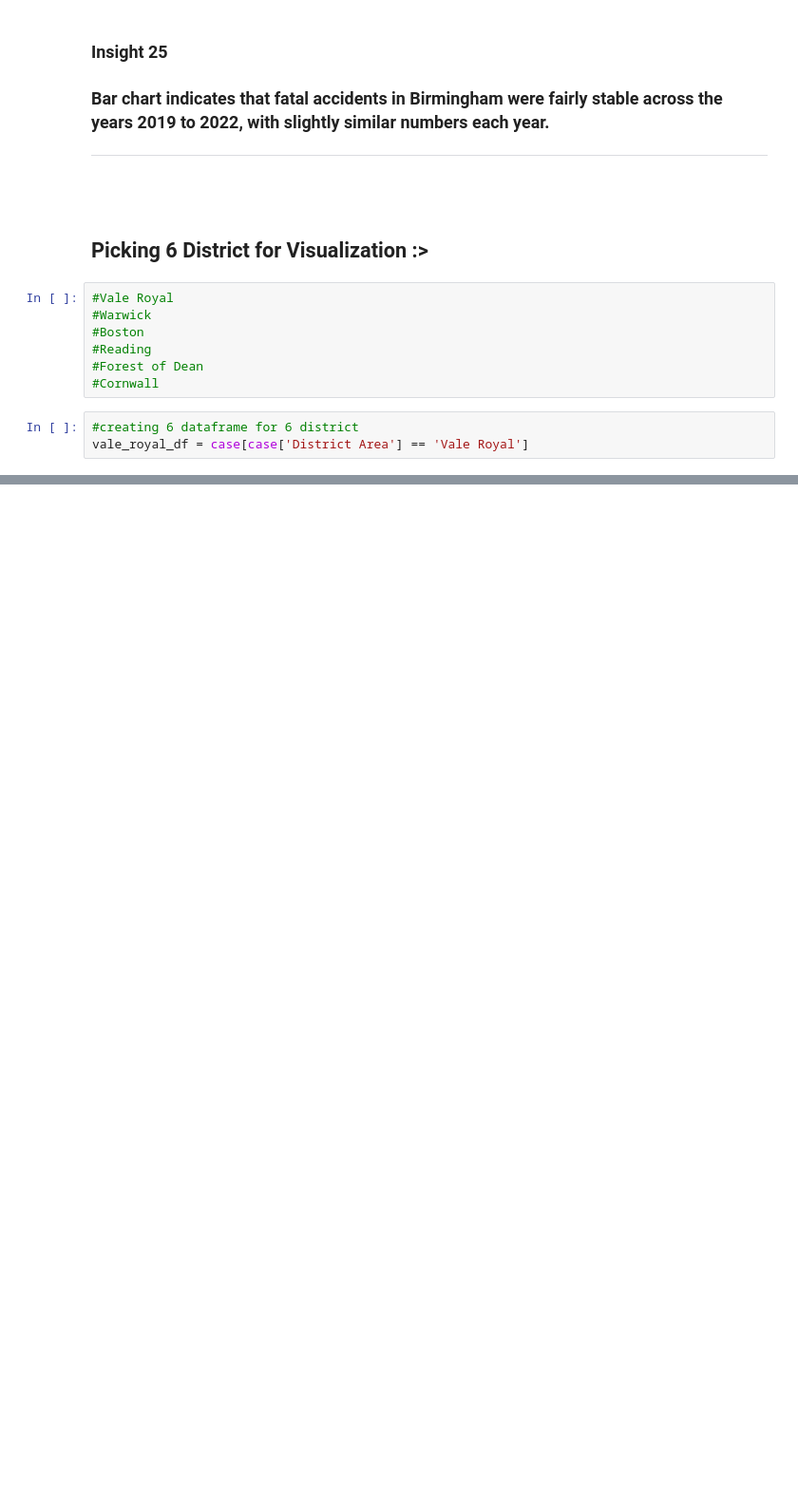
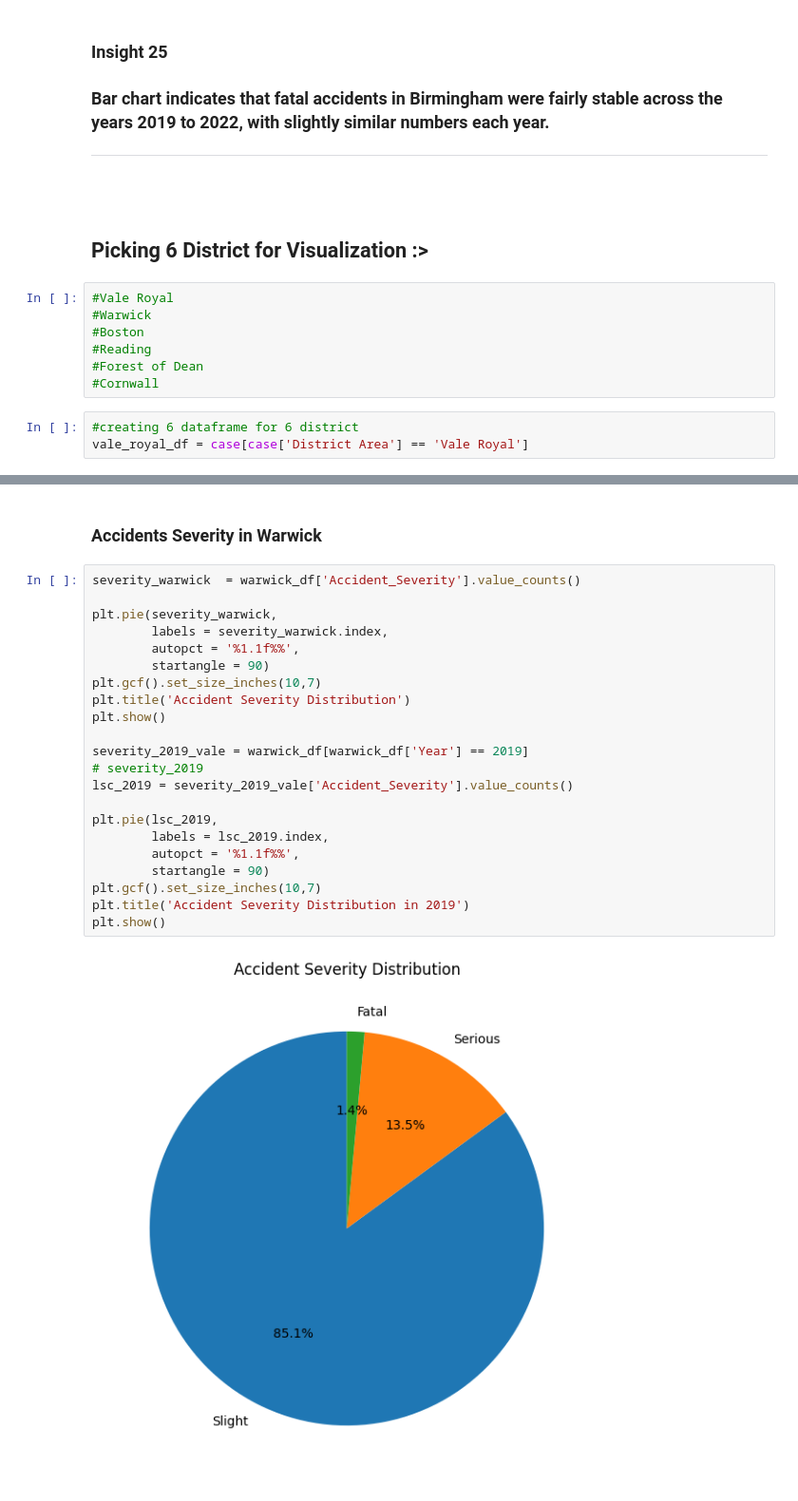
Before and after one commit to lance-05/ELEC303-DATA-ANALYTICS-AGON, a Jupyter notebook: activity_2.ipynb, the cells around one changed output, grey strips where cells are left out. Shown at 95% size. Drawn from its saved outputs; the diff is of its cells as text; blank space fills up the shorter version.

```diff
--- a/activity_2.ipynb
+++ b/activity_2.ipynb
@@ -662,0 +776,26 @@ plt.show()
+# %% [markdown]
+<h3>Accidents Severity in Warwick</h3>
+# %%
+severity_warwick  = warwick_df['Accident_Severity'].value_counts()
+
+plt.pie(severity_warwick,
+        labels = severity_warwick.index,
+        autopct = '%1.1f%%',
+        startangle = 90)
+plt.gcf().set_size_inches(10,7)
+plt.title('Accident Severity Distribution')
+plt.show()
+
+severity_2019_vale = warwick_df[warwick_df['Year'] == 2019]
+# severity_2019
+lsc_2019 = severity_2019_vale['Accident_Severity'].value_counts()
+
+plt.pie(lsc_2019,
+        labels = lsc_2019.index,
+        autopct = '%1.1f%%',
+        startangle = 90)
+plt.gcf().set_size_inches(10,7)
+plt.title('Accident Severity Distribution in 2019')
+plt.show()
+# %% [output]
+[figure, added]
```
Also changed, not shown: parts of 8 cells of this notebook.
